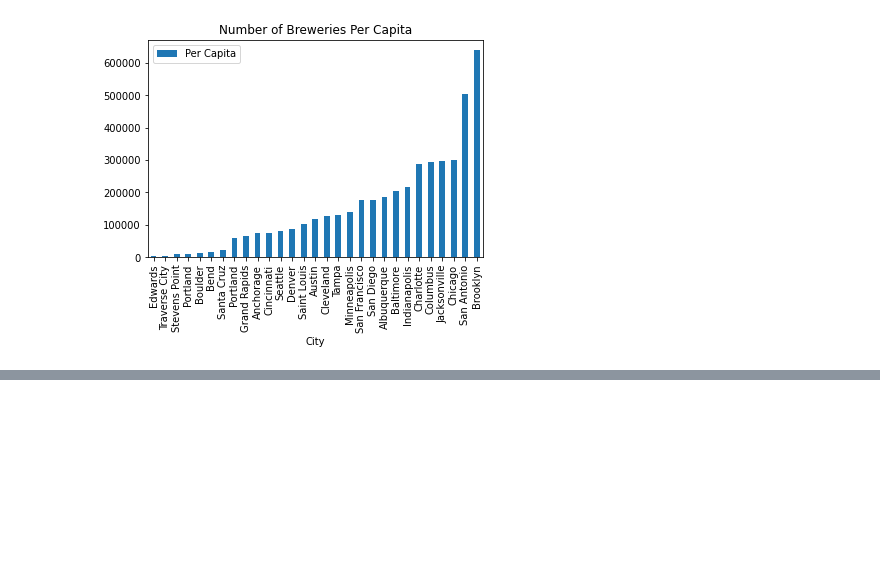
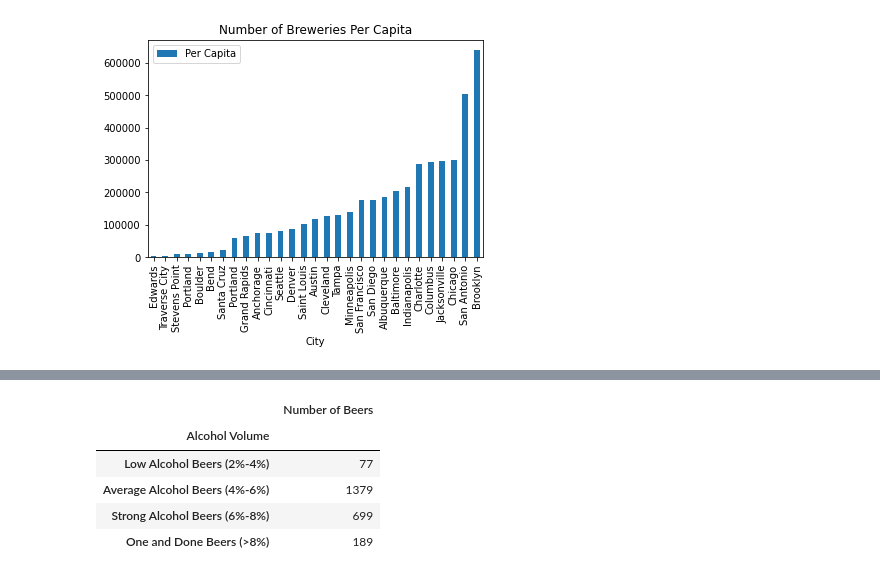
Before and after one commit to a-prospero/strange_brew, a Jupyter notebook: beer_analysis.ipynb, the cells around one changed output, grey strips where cells are left out. Drawn from its saved outputs; the diff is of its cells as text; code cells hidden in the pictures; blank space fills up the shorter version.

```diff
--- a/beer_analysis.ipynb
+++ b/beer_analysis.ipynb
@@ -374,0 +416,19 @@ per_cap_plot = brews_per_cap.plot.bar(x='City', y='Per Capita', title = "Number
+# %%
+abv_ranges = [0, .04, .06, .08, .1]
+
+abv_bins = ["Low Alcohol Beers (2%-4%)", "Average Alcohol Beers (4%-6%)",
+            "Strong Alcohol Beers (6%-8%)", "One and Done Beers (>8%)"]
+
+beers_data["Alcohol By Volume"] = pd.cut(beers_data["abv"], abv_ranges, labels=abv_bins)
+beers_alcohol_content = beers_data.groupby("Alcohol By Volume")
+number_of_beers = beers_data.groupby(["Alcohol By Volume"]).count()["name"]
+alcohol_content = pd.DataFrame({"Number of Beers": number_of_beers})
+alcohol_content.index.rename("Alcohol Volume", inplace=True)
+alcohol_content
+# %% [output]
+|  | Number of Beers |
+| Alcohol Volume |  |
+| Low Alcohol Beers (2%-4%) | 77 |
+| Average Alcohol Beers (4%-6%) | 1379 |
+| Strong Alcohol Beers (6%-8%) | 699 |
+| One and Done Beers (>8%) | 189 |
```
Also changed, not shown: parts of 7 cells of this notebook.
